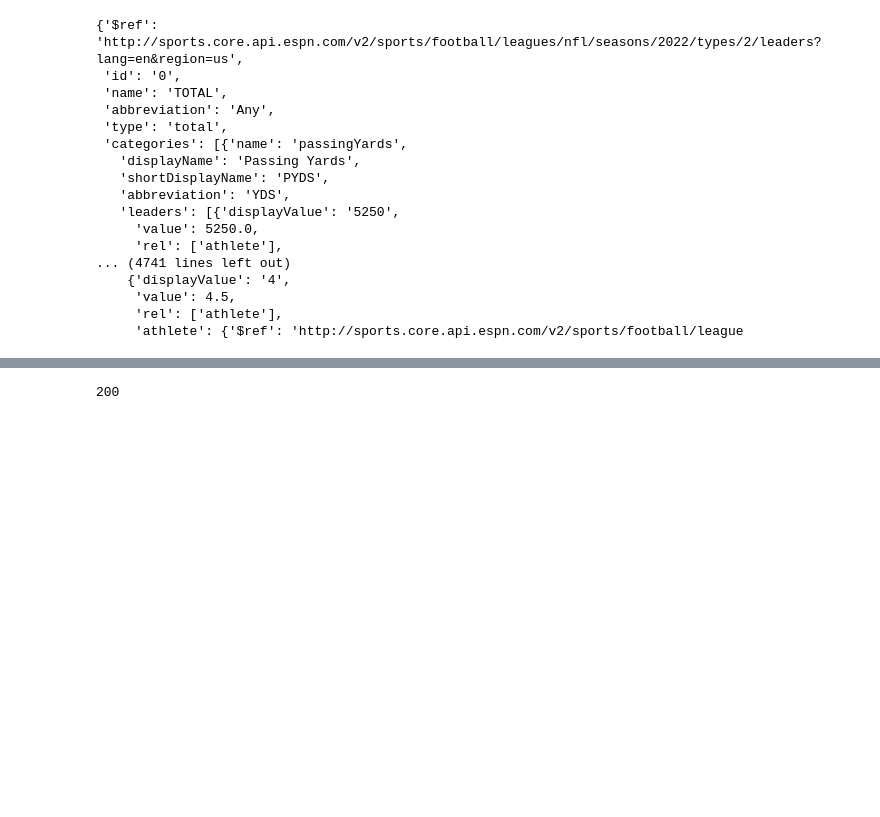
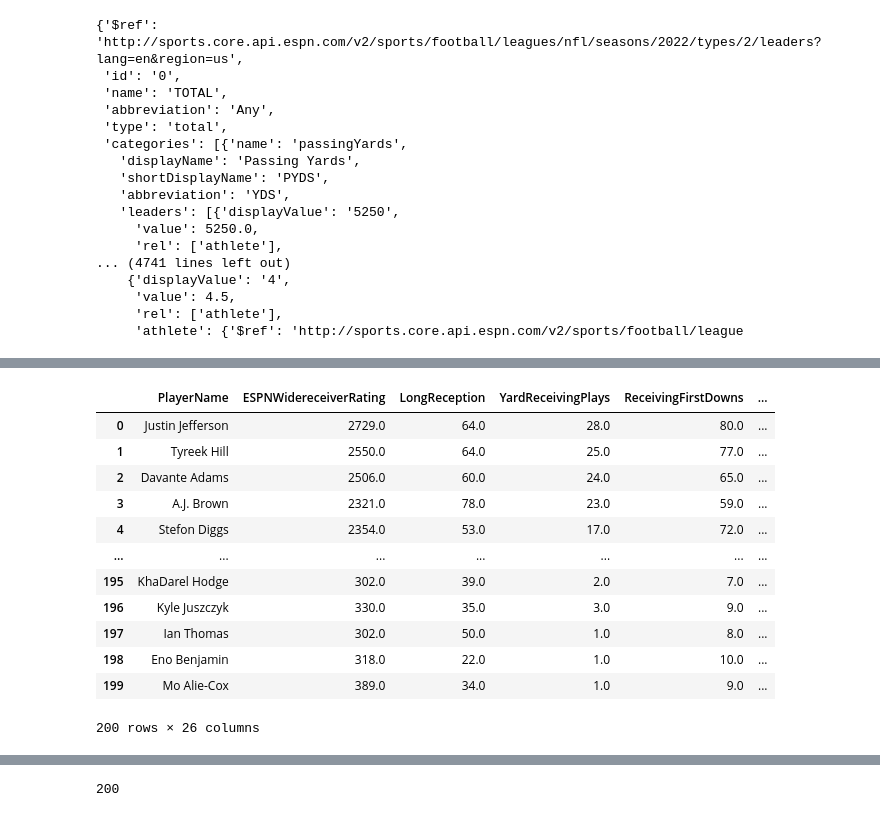
Before and after one commit to ColeDM-2020/INST414-Project, a Jupyter notebook: NFL_API_DATABASE.ipynb, the cells around one changed output, grey strips where cells are left out. Saved outputs shown, nothing was run; the diff lists cells and outputs as text; code cells hidden in the pictures; blank space fills up the shorter version.

```diff
--- a/NFL_API_DATABASE.ipynb
+++ b/NFL_API_DATABASE.ipynb
@@ -238,0 +416,47 @@ athelete['PassingYards'] = players4['value']
+# %%
+wrsim = pd.DataFrame()
+wrsim['PlayerName'] = ath2
+#wrsim['AverageGain'] = AverageGain
+wrsim['ESPNWidereceiverRating'] = ESPNWidereceiverRating
+wrsim['LongReception'] = LongReception
+#wrsim['NetTotalYards'] = NetTotalYards
+#wrsim['NetYardsPerGame'] = NetYardsPerGame
+wrsim['YardReceivingPlays'] = YardReceivingPlays
+wrsim['ReceivingFirstDowns'] = ReceivingFirstDowns
+wrsim['ReceivingFumbles'] = ReceivingFumbles
+wrsim['ReceivingFumblesLost'] = ReceivingFumblesLost
+wrsim['ReceivingTargets'] = ReceivingTargets
+wrsim['ReceivingTouchdowns'] = ReceivingTouchdowns
+wrsim['ReceivingYards'] = ReceivingYards
+wrsim['ReceivingYardsAfterCatch'] = ReceivingYardsAfterCatch
+wrsim['ReceivingYardsAtCatch'] = ReceivingYardsAtCatch
+wrsim['ReceivingYardsPerGame'] = ReceivingYardsPerGame
+wrsim['Receptions'] = Receptions
+wrsim['TeamGamesPlayed'] = TeamGamesPlayed
+wrsim['TotalOffensivePlays'] = TotalOffensivePlays
+wrsim['TotalPointsPerGame'] = TotalPointsPerGame
+wrsim['TotalTouchdowns'] = TotalTouchdowns
+wrsim['TotalYards'] = TotalYards
+wrsim['TotalYardsFromScrimmage'] = TotalYardsFromScrimmage
+wrsim['TwoPointReceivingConversion'] = TwoPointReceivingConversion
+wrsim['TwoPointReceptions'] = TwoPointReceptions
+wrsim['TwoPointReceptionAttempts'] = TwoPointReceptionAttempts
+wrsim['YardsFromScrimmagePerGame'] = YardsFromScrimmagePerGame
+wrsim['YardsPerGame'] = YardsPerGame
+wrsim['YardsPerReception'] = YardsPerReception
+# %%
+wrsim
+# %% [output]
+|  | PlayerName | ESPNWidereceiverRating | LongReception | YardReceivingPlays | ReceivingFirstDowns | ... |
+| 0 | Justin Jefferson | 2729.0 | 64.0 | 28.0 | 80.0 | ... |
+| 1 | Tyreek Hill | 2550.0 | 64.0 | 25.0 | 77.0 | ... |
+| 2 | Davante Adams | 2506.0 | 60.0 | 24.0 | 65.0 | ... |
+| 3 | A.J. Brown | 2321.0 | 78.0 | 23.0 | 59.0 | ... |
+| 4 | Stefon Diggs | 2354.0 | 53.0 | 17.0 | 72.0 | ... |
+| ... | ... | ... | ... | ... | ... | ... |
+| 195 | KhaDarel Hodge | 302.0 | 39.0 | 2.0 | 7.0 | ... |
+| 196 | Kyle Juszczyk | 330.0 | 35.0 | 3.0 | 9.0 | ... |
+| 197 | Ian Thomas | 302.0 | 50.0 | 1.0 | 8.0 | ... |
+| 198 | Eno Benjamin | 318.0 | 22.0 | 1.0 | 10.0 | ... |
+| 199 | Mo Alie-Cox | 389.0 | 34.0 | 1.0 | 9.0 | ... |
+200 rows × 26 columns
```
Also changed, not shown: parts of 17 cells of this notebook.
